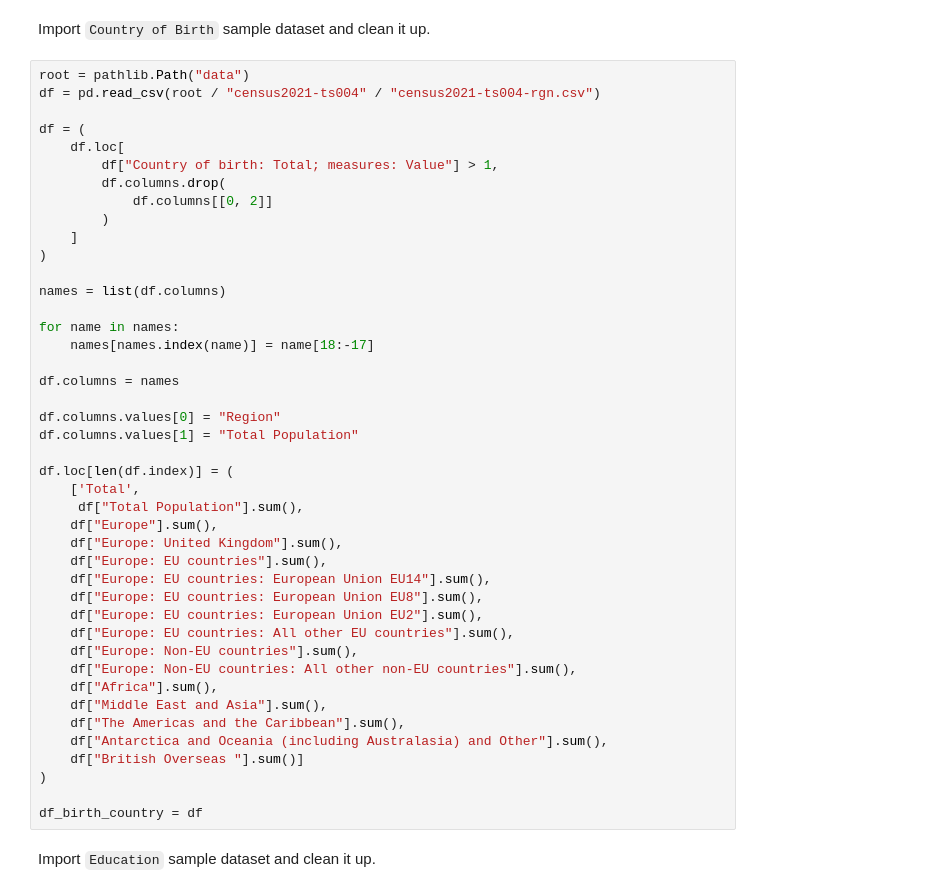
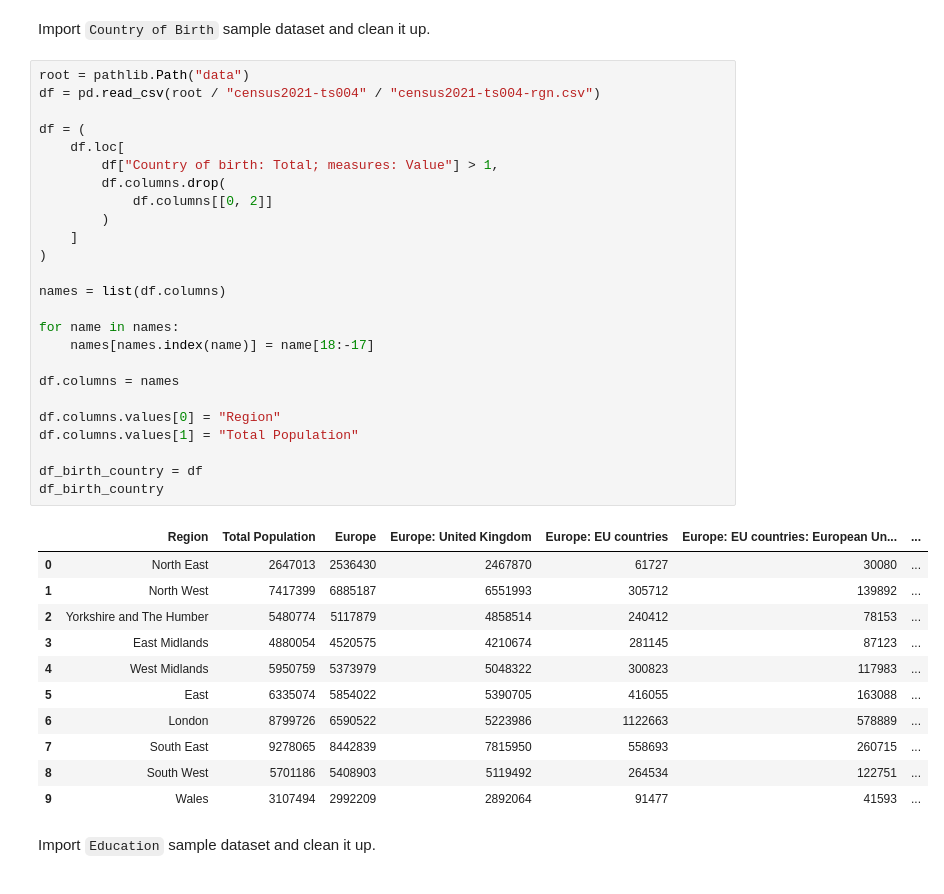
Before and after one commit to alexgregory1/work_experience_notebooks, a Jupyter notebook: Characteristic Probabilities.ipynb, the cells around one changed output. Drawn from its saved outputs; the diff is of its cells as text.

```diff
--- a/Characteristic Probabilities.ipynb
+++ b/Characteristic Probabilities.ipynb
@@ -17,46 +17,40 @@ Import `Country of Birth` sample dataset and clean it up.
 # %%
 root = pathlib.Path("data")
 df = pd.read_csv(root / "census2021-ts004" / "census2021-ts004-rgn.csv")
 
 df = (
     df.loc[
         df["Country of birth: Total; measures: Value"] > 1,
         df.columns.drop(
             df.columns[[0, 2]]
         )
     ]
 )
 
 names = list(df.columns)
 
 for name in names:
     names[names.index(name)] = name[18:-17]
 
 df.columns = names
 
 df.columns.values[0] = "Region"
 df.columns.values[1] = "Total Population"
 
-df.loc[len(df.index)] = (
-    ['Total',
-     df["Total Population"].sum(),
-    df["Europe"].sum(),
-    df["Europe: United Kingdom"].sum(),
-    df["Europe: EU countries"].sum(),
-    df["Europe: EU countries: European Union EU14"].sum(),
-    df["Europe: EU countries: European Union EU8"].sum(),
-    df["Europe: EU countries: European Union EU2"].sum(),
-    df["Europe: EU countries: All other EU countries"].sum(),
-    df["Europe: Non-EU countries"].sum(),
-    df["Europe: Non-EU countries: All other non-EU countries"].sum(),
-    df["Africa"].sum(),
-    df["Middle East and Asia"].sum(),
-    df["The Americas and the Caribbean"].sum(),
-    df["Antarctica and Oceania (including Australasia) and Other"].sum(),
-    df["British Overseas "].sum()]
-)
-
 df_birth_country = df
+df_birth_country
+# %% [output]
+|  | Region | Total Population | Europe | Europe: United Kingdom | Europe: EU countries | Europe: EU countries: European Un... | ... |
+| 0 | North East | 2647013 | 2536430 | 2467870 | 61727 | 30080 | ... |
+| 1 | North West | 7417399 | 6885187 | 6551993 | 305712 | 139892 | ... |
+| 2 | Yorkshire and The Humber | 5480774 | 5117879 | 4858514 | 240412 | 78153 | ... |
+| 3 | East Midlands | 4880054 | 4520575 | 4210674 | 281145 | 87123 | ... |
+| 4 | West Midlands | 5950759 | 5373979 | 5048322 | 300823 | 117983 | ... |
+| 5 | East | 6335074 | 5854022 | 5390705 | 416055 | 163088 | ... |
+| 6 | London | 8799726 | 6590522 | 5223986 | 1122663 | 578889 | ... |
+| 7 | South East | 9278065 | 8442839 | 7815950 | 558693 | 260715 | ... |
+| 8 | South West | 5701186 | 5408903 | 5119492 | 264534 | 122751 | ... |
+| 9 | Wales | 3107494 | 2992209 | 2892064 | 91477 | 41593 | ... |
 # %% [markdown]
 Import `Education` sample dataset and clean it up.
 # %%
```
Also changed, not shown: parts of 7 cells of this notebook, 2 other files.
